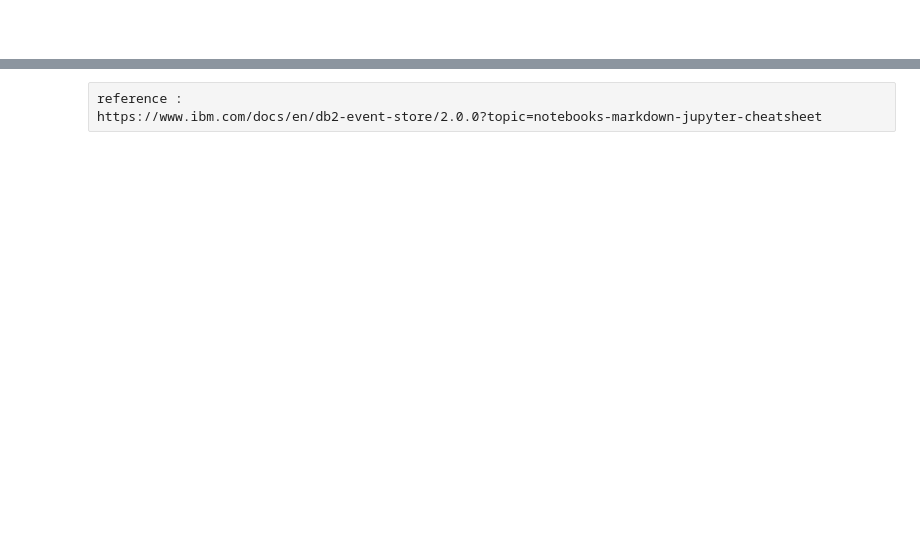
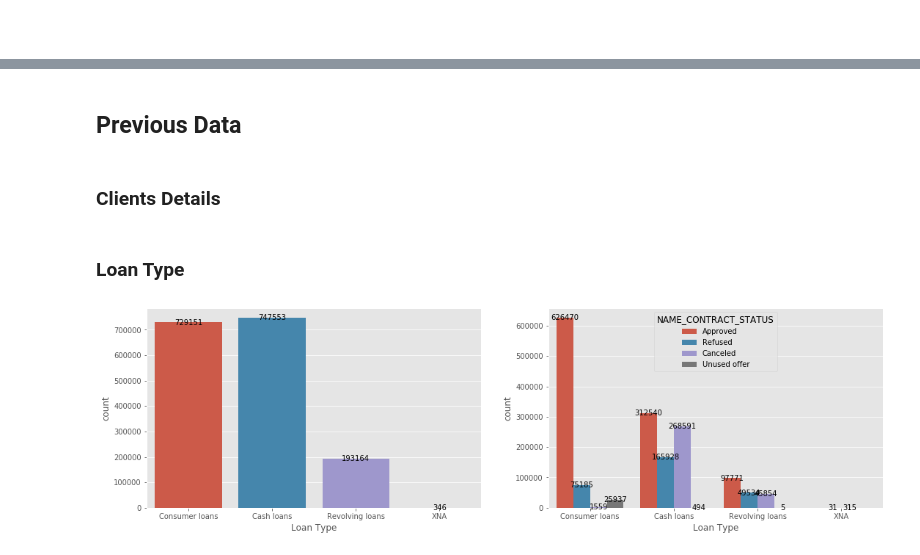
Before and after one commit to sunny0103/personal_project_kaggle, a Jupyter notebook: bank_loan/bank Loan EDA.ipynb, the cells around one changed output, grey strips where cells are left out. Saved outputs shown, nothing was run; the diff lists cells and outputs as text; code cells hidden in the pictures; blank space fills up the shorter version.

```diff
--- a/bank_loan/bank Loan EDA.ipynb
+++ b/bank_loan/bank Loan EDA.ipynb
@@ -704,3 +687,25 @@ dtype: float64
-# %% [raw]
-reference :
-https://www.ibm.com/docs/en/db2-event-store/2.0.0?topic=notebooks-markdown-jupyter-cheatsheet
+# %% [markdown]
+## Previous Data
+# %% [markdown]
+### Clients Details
+# %% [markdown]
+### Loan Type
+# %%
+fig,(ax1,ax2)=plt.subplots(nrows=1,ncols=2)
+fig.set_size_inches(18,5)
+sns.countplot(data=previousDF,x='NAME_CONTRACT_TYPE',ax=ax1)
+ax1.set(xlabel='Loan Type')
+for p in ax1.patches:
+    ax1.annotate(format(p.get_height(),'.0f'),
+                   (p.get_x() + p.get_width() / 2., p.get_height()),
+                   ha = 'center', va = 'center')
+
+sns.countplot(data=previousDF,x='NAME_CONTRACT_TYPE',hue='NAME_CONTRACT_STATUS',ax=ax2)
+ax2.set(xlabel='Loan Type')
+for p in ax2.patches:
+    ax2.annotate(format(p.get_height(),'.0f'),
+                   (p.get_x() + p.get_width() / 2., p.get_height()),
+                   ha = 'center', va = 'center')
+plt.show()
+# %% [output]
+[figure, added]
```
Also changed, not shown: parts of 9 cells of this notebook.
